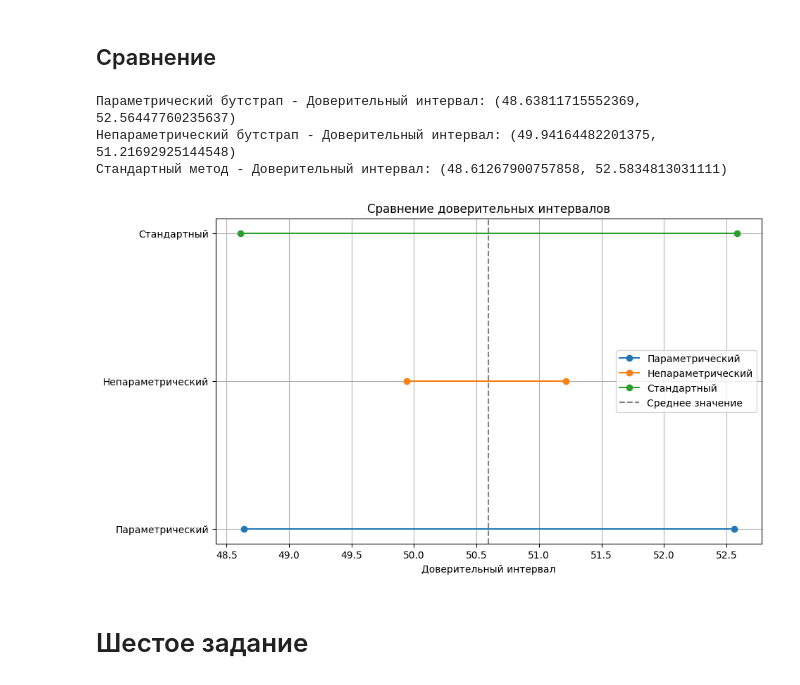
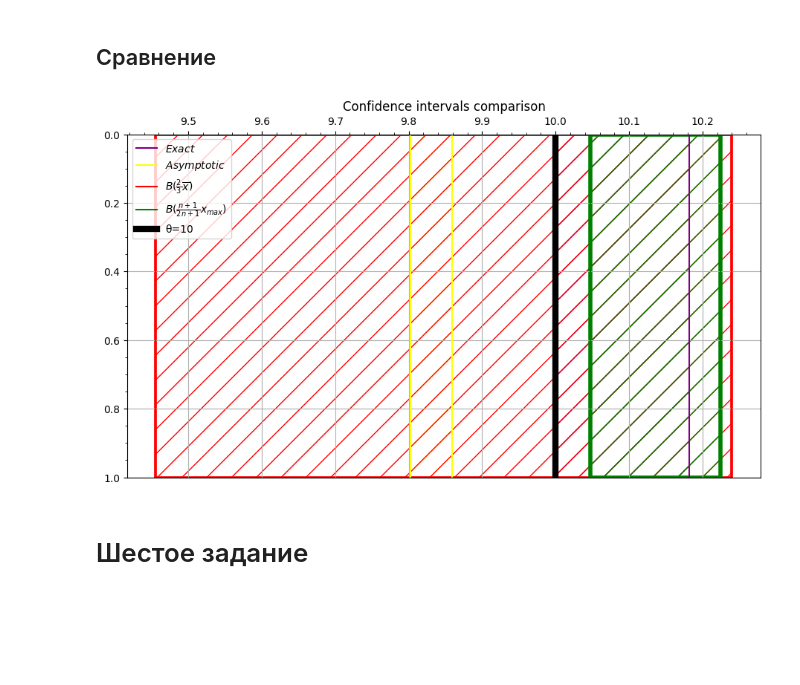
Before and after one commit to Qutespy/mathstat, a Jupyter notebook: task2.ipynb, the cells around one changed output. Cells and saved outputs as stored; diff of their text form; code cells hidden in the pictures; blank space fills up the shorter version.

```diff
--- a/task2.ipynb
+++ b/task2.ipynb
@@ -98,28 +154,46 @@ print(f"Доверительный интервал: {nonparametric_confidence_i
 # %% [markdown]
 ## Сравнение
-# %%
-print(f"Параметрический бутстрап - Доверительный интервал: {parametric_confidence_interval}")
-print(f"Непараметрический бутстрап - Доверительный интервал: {nonparametric_confidence_interval}")
-print(f"Стандартный метод - Доверительный интервал: {confidence_interval}")
-
-intervals = [parametric_confidence_interval, nonparametric_confidence_interval, confidence_interval]
-labels = ['Параметрический', 'Непараметрический', 'Стандартный']
-
-plt.figure(figsize=(10, 6))
-for i, interval in enumerate(intervals):
-    plt.plot(interval, [i, i], marker='o', label=labels[i])
-
-plt.yticks(range(len(labels)), labels)
-plt.title('Сравнение доверительных интервалов')
-plt.xlabel('Доверительный интервал')
-plt.axvline(x=sample_mean, color='gray', linestyle='--', label='Среднее значение')
-plt.legend()
-plt.grid()
-plt.show()
-# %% [output]
-Параметрический бутстрап - Доверительный интервал: (48.63811715552369, 52.56447760235637)
-Непараметрический бутстрап - Доверительный интервал: (49.94164482201375, 51.21692925144548)
-Стандартный метод - Доверительный интервал: (48.61267900757858, 52.5834813031111)
-[figure, removed]
+# %%
+fig, ax = plt.subplots(figsize=(11, 6))
+
+y_min, y_max = 0, 1
+
+plt.title('Confidence intervals comparison')
+plt.ylim(y_min, y_max)
+ax.minorticks_on()
+ax.grid(which='major')
+
+# цвета
+colors = ['purple', 'yellow', 'red', 'green', 'blue', 'orange', 'lime', 'cyan']
+
+labels = ['Exact', 'Asymptotic'] + [f'B({formula})' for formula in n_est_formula] + [f'BWP({formula})' for formula in n_est_formula]
+labels += [f'θ={10}']
+min_width, max_width = 0, 4
+linewidths = np.linspace(min_width, max_width, len(all_intervals))
+
+# Интервалы по оси y
+y = [y_min, y_max]
+
+# Интервалы по оси x верхние + отрисовка
+for i, interv in enumerate(all_intervals):
+    xi1=[interv[0], interv[0]]
+    xi2=[interv[1], interv[1]]
+    ax.plot(xi1, y, color=colors[i], label=fr'${labels[i]}$')
+    ax.plot(xi2, y, color=colors[i])
+    patch = patches.Rectangle((xi1[0], y[0]), xi2[0]-xi1[0], y[1], linewidth=linewidths[i], fill=None, hatch='/', color=colors[i])
+    ax.add_patch(patch)
+
+ax.plot((10, 10), y, color='black', label=labels[-1], linewidth=max_width*1.5)
+
+plt.gca().invert_yaxis()
+plt.gca().axes.xaxis.set_ticks_position("top")
+plt.legend()
+
+fig1 = plt.gcf()
+plt.show()
+
+fig1.savefig('Task_4', dpi=120)
+# %% [output]
+[figure, added]
 # %% [markdown]
 # Шестое задание
```
Also changed, not shown: parts of 17 cells of this notebook.
